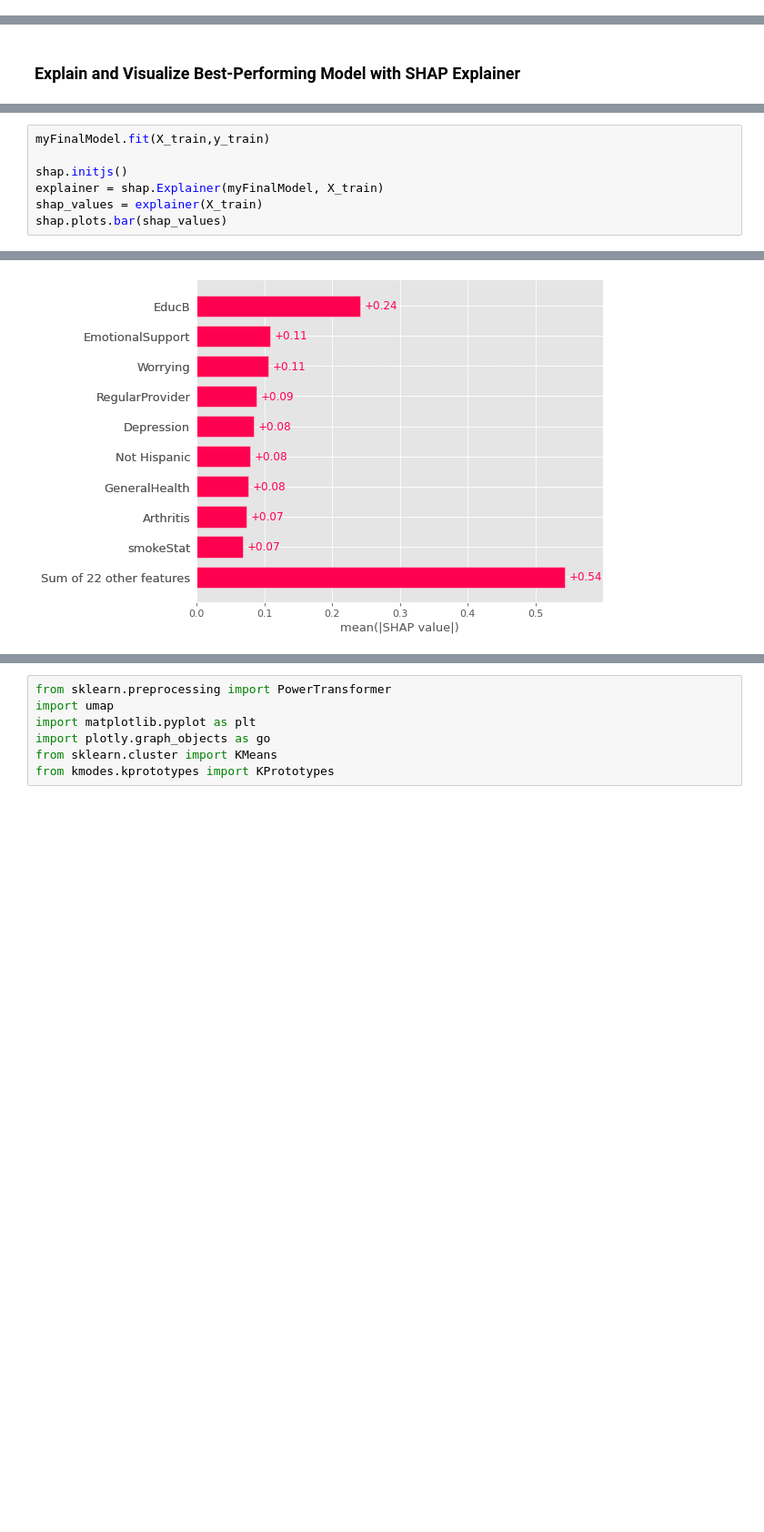
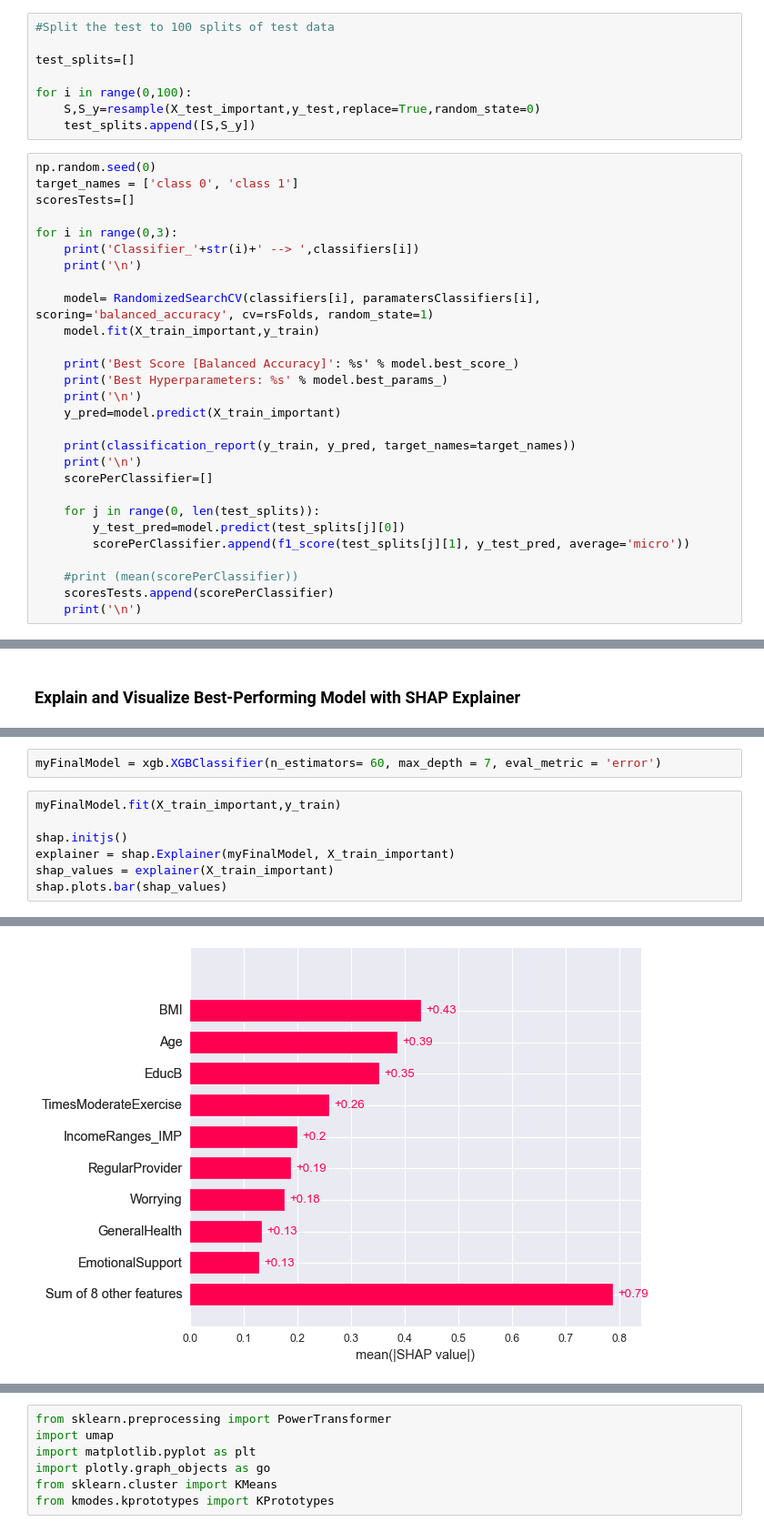
Before and after one commit to ladri8/HINTS-ML-Project, a Jupyter notebook: ML_Project_Final_Submission-checkpoint.ipynb, the cells around one changed output, grey strips where cells are left out. Shown at 91% size. Saved outputs shown, nothing was run; the diff lists cells and outputs as text; blank space fills up the shorter version.

```diff
--- a/ML_Project_Final_Submission-checkpoint.ipynb
+++ b/ML_Project_Final_Submission-checkpoint.ipynb
@@ -1052,0 +1071,36 @@ print(p_value_mean)
+# %%
+#Split the test to 100 splits of test data
+
+test_splits=[]
+
+for i in range(0,100):
+    S,S_y=resample(X_test_important,y_test,replace=True,random_state=0)
+    test_splits.append([S,S_y])
+# %%
+np.random.seed(0)
+target_names = ['class 0', 'class 1']
+scoresTests=[]
+
+for i in range(0,3):
+    print('Classifier_'+str(i)+' --> ',classifiers[i])
+    print('\n')
+
+    model= RandomizedSearchCV(classifiers[i], paramatersClassifiers[i], scoring='balanced_accuracy', cv=rsFolds, random_state=1)
+    model.fit(X_train_important,y_train)
+
+    print('Best Score [Balanced Accuracy]': %s' % model.best_score_)
+    print('Best Hyperparameters: %s' % model.best_params_)
+    print('\n')
+    y_pred=model.predict(X_train_important)
+
+    print(classification_report(y_train, y_pred, target_names=target_names))
+    print('\n')
+    scorePerClassifier=[]
+
+    for j in range(0, len(test_splits)):
+        y_test_pred=model.predict(test_splits[j][0])
+        scorePerClassifier.append(f1_score(test_splits[j][1], y_test_pred, average='micro'))
+
+    #print (mean(scorePerClassifier))
+    scoresTests.append(scorePerClassifier)
+    print('\n')
@@ -1057,10 +1127,12 @@ myFinalModel = LogisticRegression(C= 33.72108309441093, penalty = 'l2', solver=
+# %%
+myFinalModel = xgb.XGBClassifier(n_estimators= 60, max_depth = 7, eval_metric = 'error')
 # %%
-myFinalModel.fit(X_train,y_train)
+myFinalModel.fit(X_train_important,y_train)
 
 shap.initjs()
-explainer = shap.Explainer(myFinalModel, X_train)
-shap_values = explainer(X_train)
+explainer = shap.Explainer(myFinalModel, X_train_important)
+shap_values = explainer(X_train_important)
 shap.plots.bar(shap_values)
 # %% [output]
 [interactive output not drawn]
-[figure, old version]
+[figure, new version]
```
Also changed, not shown: parts of 34 cells of this notebook.
